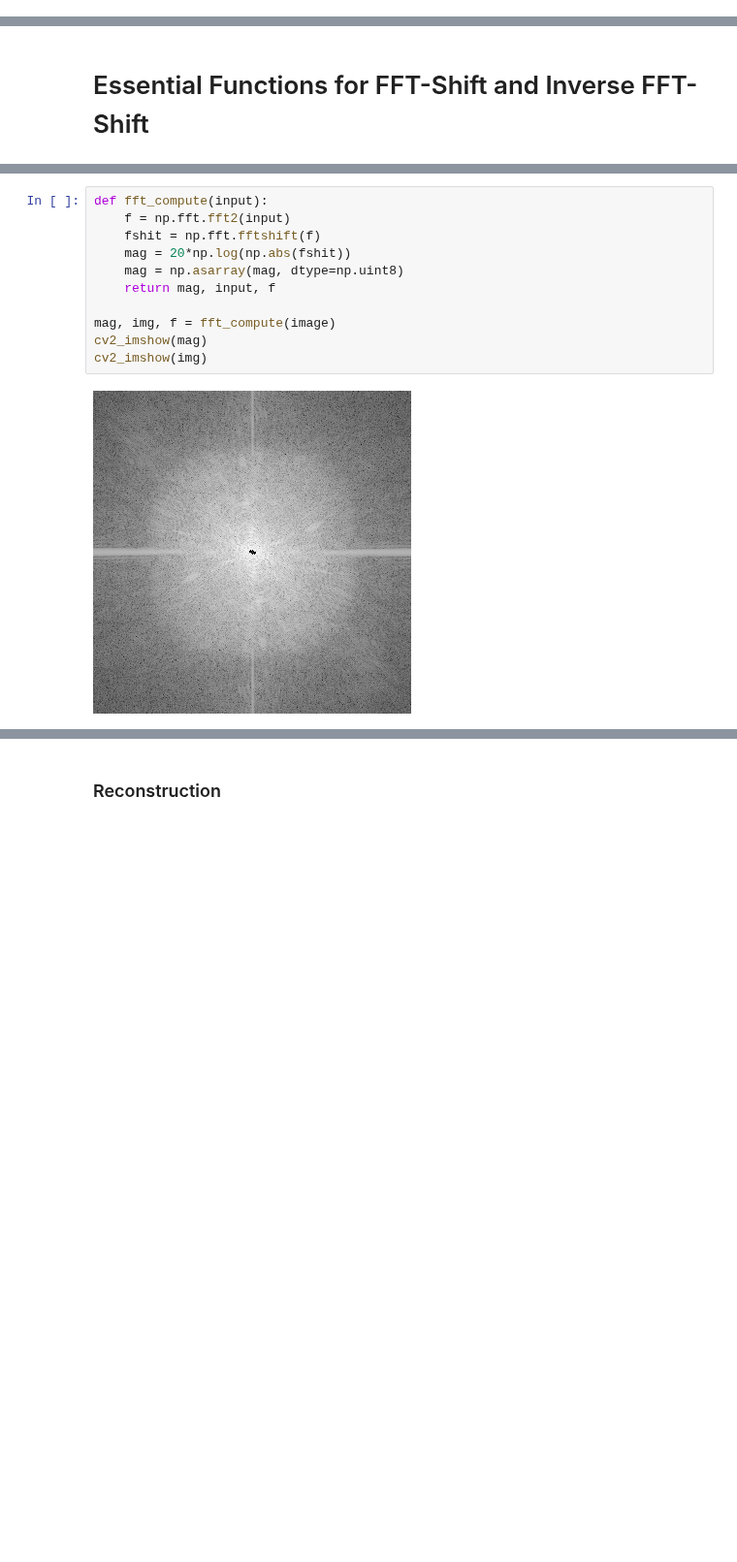
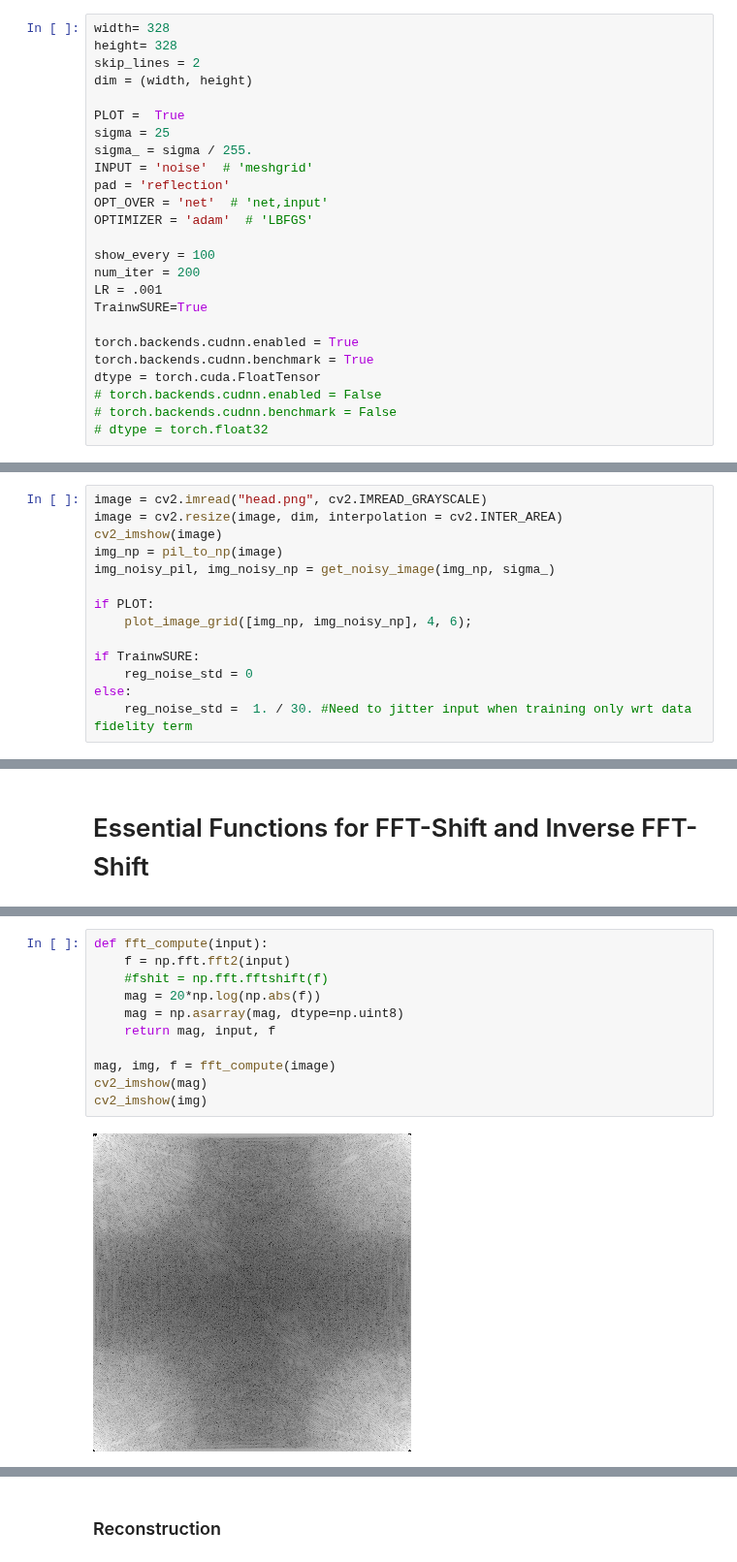
Before and after one commit to ArghyaPal/SURE_shot, a Jupyter notebook: SURE_try.ipynb, the cells around one changed output, grey strips where cells are left out. Shown at 97% size. Saved outputs shown, nothing was run; the diff lists cells and outputs as text; blank space fills up the shorter version.

```diff
--- a/SURE_try.ipynb
+++ b/SURE_try.ipynb
@@ -14,0 +24,25 @@ import matplotlib.pyplot as plt
+# %%
+width= 328
+height= 328
+skip_lines = 2
+dim = (width, height)
+
+PLOT =  True
+sigma = 25
+sigma_ = sigma / 255.
+INPUT = 'noise'  # 'meshgrid'
+pad = 'reflection'
+OPT_OVER = 'net'  # 'net,input'
+OPTIMIZER = 'adam'  # 'LBFGS'
+
+show_every = 100
+num_iter = 200
+LR = .001
+TrainwSURE=True
+
+torch.backends.cudnn.enabled = True
+torch.backends.cudnn.benchmark = True
+dtype = torch.cuda.FloatTensor
+# torch.backends.cudnn.enabled = False
+# torch.backends.cudnn.benchmark = False
+# dtype = torch.float32
@@ -21,0 +55,14 @@ cv2_imshow(image)
+# %%
+image = cv2.imread("head.png", cv2.IMREAD_GRAYSCALE)
+image = cv2.resize(image, dim, interpolation = cv2.INTER_AREA)
+cv2_imshow(image)
+img_np = pil_to_np(image)
+img_noisy_pil, img_noisy_np = get_noisy_image(img_np, sigma_)
+
+if PLOT:
+    plot_image_grid([img_np, img_noisy_np], 4, 6);
+
+if TrainwSURE:
+    reg_noise_std = 0
+else:
+    reg_noise_std =  1. / 30. #Need to jitter input when training only wrt data fidelity term
@@ -26,16 +77,16 @@ cv2_imshow(image)
 # %%
 def fft_compute(input):
     f = np.fft.fft2(input)
-    fshit = np.fft.fftshift(f)
-    mag = 20*np.log(np.abs(fshit))
+    #fshit = np.fft.fftshift(f)
+    mag = 20*np.log(np.abs(f))
     mag = np.asarray(mag, dtype=np.uint8)
     return mag, input, f
 
 mag, img, f = fft_compute(image)
 cv2_imshow(mag)
 cv2_imshow(img)
 # %% [output]
-[figure, old version]
+[figure, new version]
 [figure]
 # %% [markdown]
 ### Reconstruction
```
Also changed, not shown: parts of 17 cells of this notebook.
